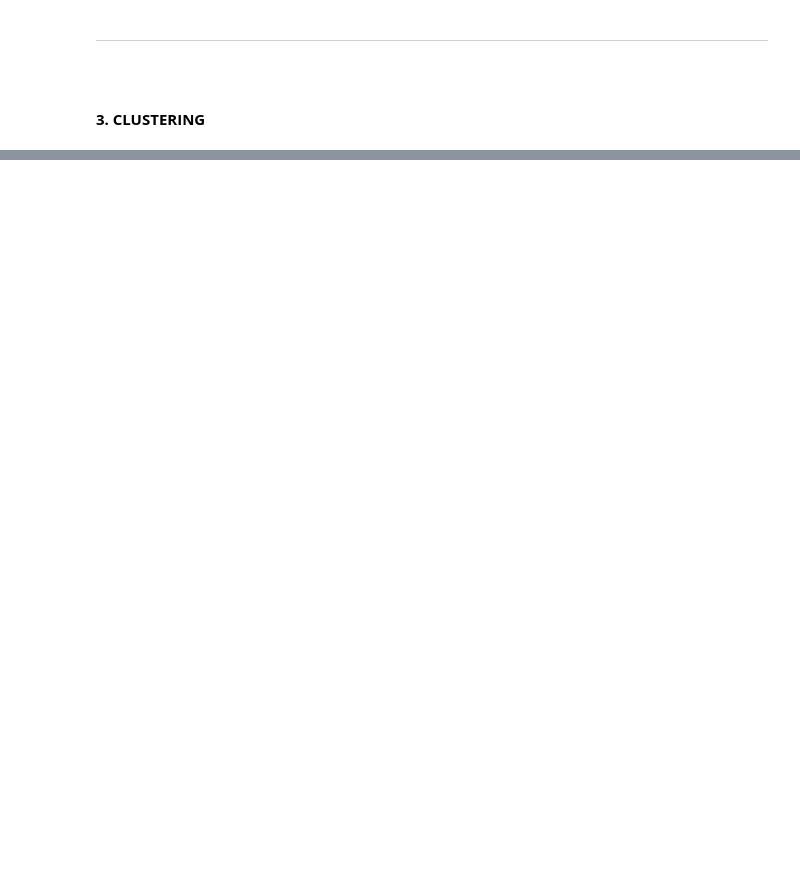
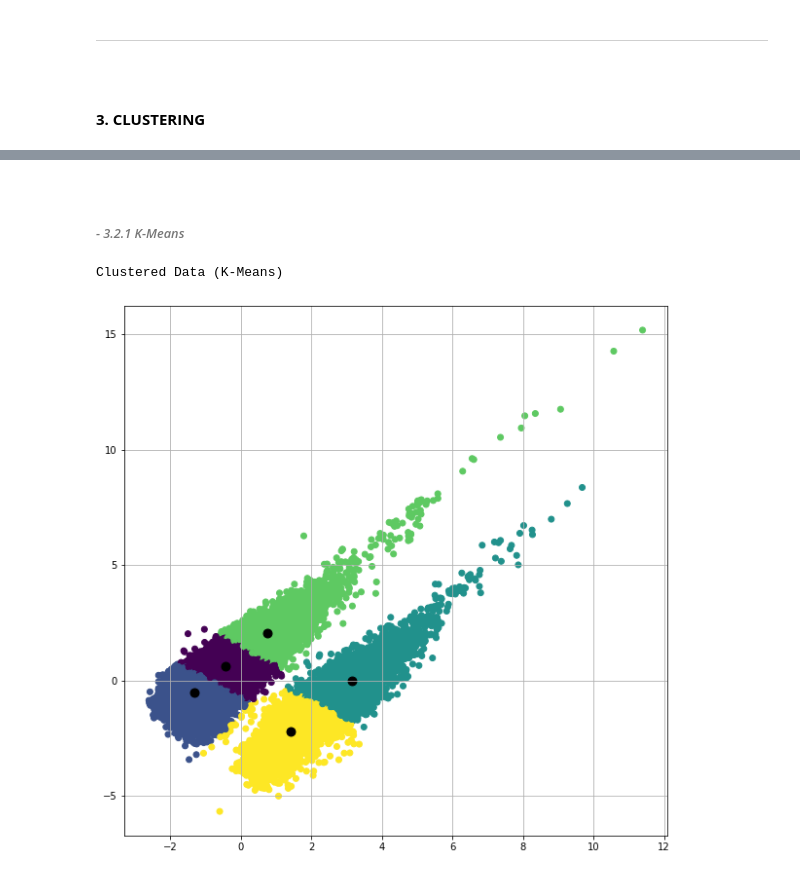
Before and after one commit to arseller/VirtualMaitre, a Jupyter notebook: Clients_Clustering.ipynb, the cells around one changed output, grey strips where cells are left out. Cells and saved outputs as stored; diff of their text form; code cells hidden in the pictures; blank space fills up the shorter version.

```diff
--- a/Clients_Clustering.ipynb
+++ b/Clients_Clustering.ipynb
@@ -967,0 +1026,24 @@ plt.show()
+# %% [markdown]
+<p>&nbsp;</p>
+
+###### *- 3.2.1 K-Means*
+# %%
+# @title
+
+cluster_numb = 5
+
+alg = KMeans(n_clusters=cluster_numb, random_state=71).fit(pca)
+centroids = alg.cluster_centers_
+
+p_k = KMeans(n_clusters=cluster_numb, random_state=71).fit_predict(pca)
+
+plt.figure(figsize=(10, 10))
+plt.scatter(pca[:,0], pca[:,1], c=p_k)
+plt.scatter(centroids[:,0], centroids[:,1], s=80, color='k')
+
+plt.grid()
+print('\nClustered Data (K-Means)\n')
+plt.show()
+# %% [output]
+Clustered Data (K-Means)
+[figure, added]
```
Also changed, not shown: parts of 63 cells of this notebook.
